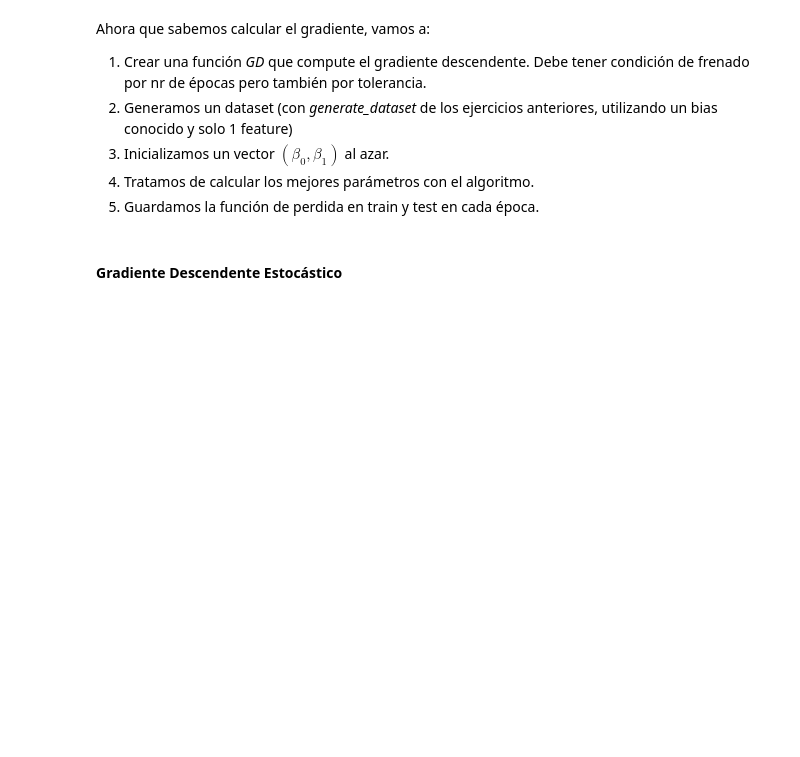
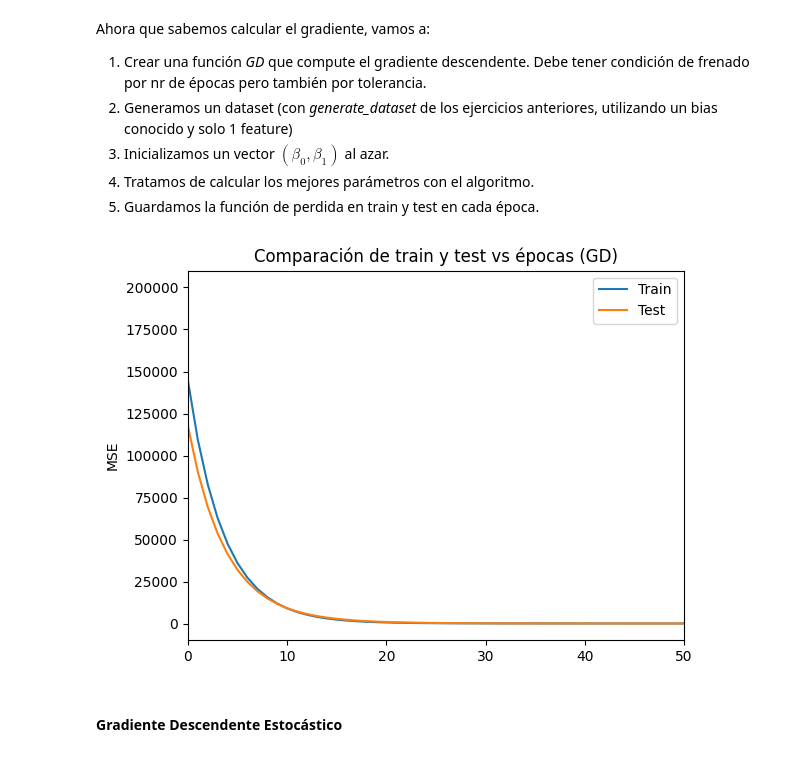
Before and after one commit to nseverini/intro_ia, a Jupyter notebook: tp_integrador_enunciado/tpi_parte2.ipynb, the cells around one changed output. Saved outputs shown, nothing was run; the diff lists cells and outputs as text; code cells hidden in the pictures; blank space fills up the shorter version.

```diff
--- a/tp_integrador_enunciado/tpi_parte2.ipynb
+++ b/tp_integrador_enunciado/tpi_parte2.ipynb
@@ -581,6 +581,50 @@ por nr de épocas pero también por tolerancia.
 3. Inicializamos un vector $(\beta_0, \beta_1)$ al azar.
 4. Tratamos de calcular los mejores parámetros con el algoritmo.
 5. Guardamos la función de perdida en train y test en cada época.
+# %%
+def GD(X, y, theta, epochs, tolerance, lr=0.05):
+    N = len(y)
+    gradientes = []
+    gradiente = gradient(X,y,theta)
+    epocas = [0]
+    MSEs = [2e5]
+    diferencia = 1e10
+
+    for i in range(epochs):
+        if diferencia > tolerance:
+            y_hat = X.dot(gradiente)
+            error = y-y_hat
+            MSE = (1/N)*error.T.dot(error)
+            gradientes.append(gradiente)
+            MSEs.append(MSE)
+            epocas.append(i)
+            gradiente -= lr*gradient(X,y,gradiente)
+            diferencia = abs(MSEs[-1]-MSEs[-2])
+        else:
+            break
+    return gradiente, np.array(MSEs), np.array(epocas)
+# %%
+data = generate_dataset(n_samples=100, n_features=1, n_informative=1, n_targets=1, bias=0.1, random_state=17)
+X = data['x0']
+X = [[1,i] for i in data['x0']]
+X = np.array(X)
+y = np.array(data['target'])
+theta = np.zeros(2)
+
+X_train, X_test, y_train, y_test = train_test_split(X, y, test_size=0.15, random_state=17)
+
+GD_train = GD(X_train,y_train,theta,epochs=100, tolerance=0.1)
+GD_test = GD(X_test,y_test,theta,epochs=100, tolerance=0.1)
+
+plt.plot(GD_train[2], GD_train[1], label='Train')
+plt.plot(GD_test[2], GD_test[1], label='Test')
+plt.ylabel('MSE')
+plt.xlim(left=0, right=50)
+plt.legend()
+plt.title("Comparación de train y test vs épocas (GD)")
+plt.show()
+# %% [output]
+[figure, added]
 # %% [markdown]
 #### Gradiente Descendente Estocástico
 # %% [markdown]
```
Also changed, not shown: parts of 15 cells of this notebook.
